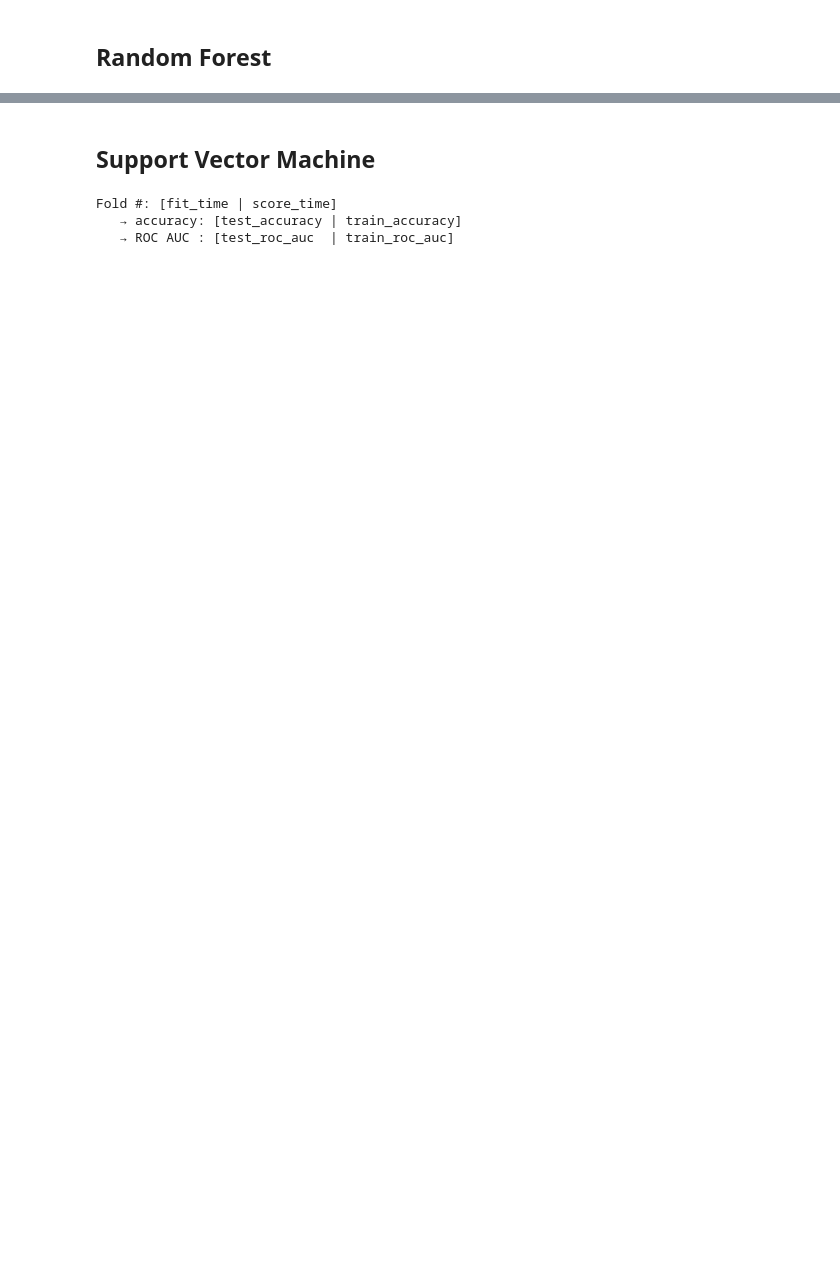
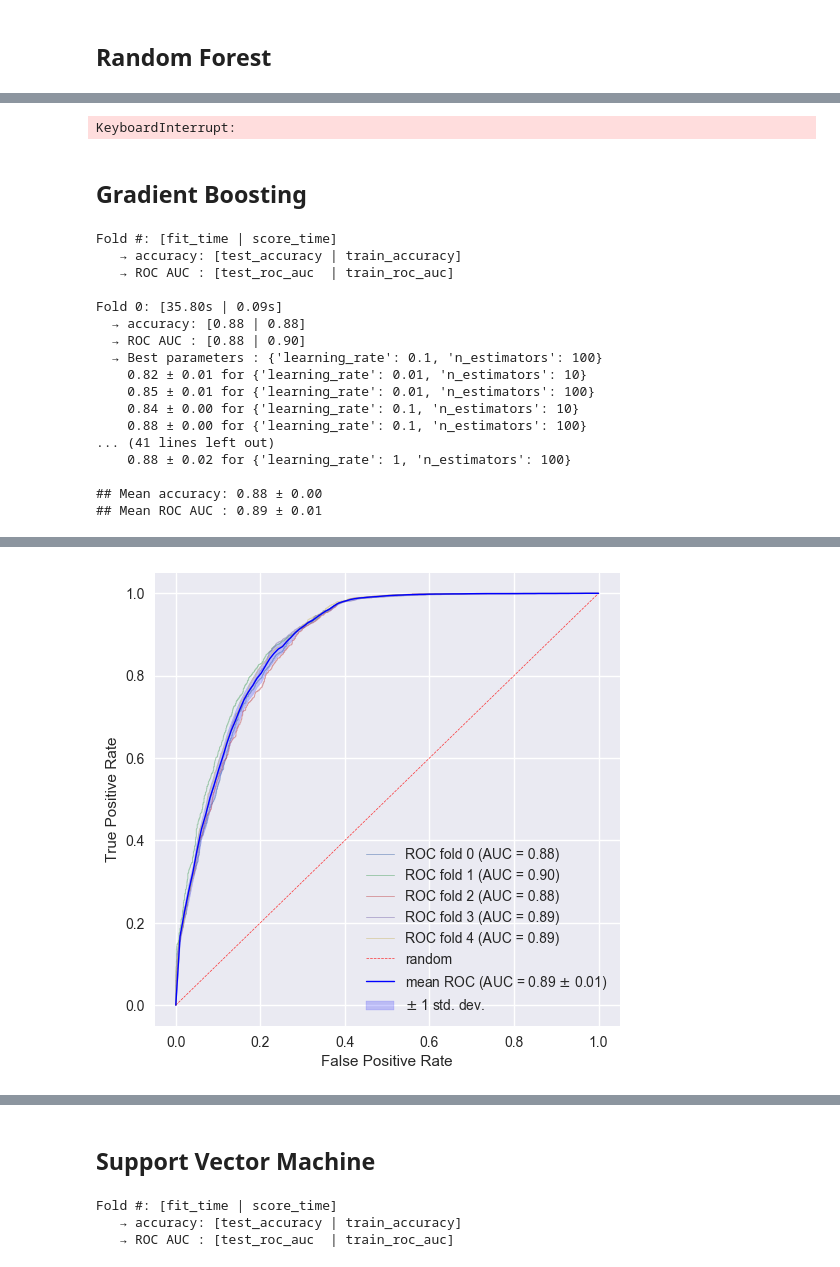
Before and after one commit to ElsaB/impact-annotator, a Jupyter notebook: analysis/prediction/somatic_vs_non_somatic_classification.ipynb, the cells around one changed output, grey strips where cells are left out. Drawn from its saved outputs; the diff is of its cells as text; code cells hidden in the pictures; blank space fills up the shorter version.

```diff
--- a/analysis/prediction/somatic_vs_non_somatic_classification.ipynb
+++ b/analysis/prediction/somatic_vs_non_somatic_classification.ipynb
@@ -363,0 +395,45 @@ feature_importance.plot.barh(figsize = (10, 8), width = 0.85);
+# %%
+from sklearn.ensemble import RandomForestClassifier
+
+model_best_RandomForestClassifier = RandomForestClassifier(random_state = 1, n_estimators = 100, max_depth = 20)
+run_model(model_best_RandomForestClassifier, X, y, cv_strategy)
+
+model_best_RandomForestClassifier.fit(X, y)
+
+feature_importance = pd.Series(model_best_RandomForestClassifier.feature_importances_.tolist(), index = X.columns.tolist())
+feature_importance.sort_values(inplace = True)
+feature_importance = feature_importance.tail(20)
+feature_importance.plot.barh(figsize = (10, 8), width = 0.85);
+# %% [output]
+KeyboardInterrupt:
+# %% [markdown]
+## Gradient Boosting
+# %%
+from sklearn.ensemble import GradientBoostingClassifier
+
+parameters_grid = [
+    {'learning_rate': [0.01, 0.1, 1], 'n_estimators': [10, 100]}
+]
+
+model_GS_GradientBoostingClassifier = GridSearchCV(GradientBoostingClassifier(random_state = 1), parameters_grid, cv = inner_cv_strategy, scoring = 'roc_auc', refit = True)
+
+fig, ax = plt.subplots(1, 1, figsize = (6, 6))
+run_model(model_GS_GradientBoostingClassifier, X, y, cv_strategy, grid_search = True, print_grid_search_metrics = True, print_fold_metrics = True, plot_roc = True, ax = ax)
+# %% [output]
+Fold #: [fit_time | score_time]
+   → accuracy: [test_accuracy | train_accuracy]
+   → ROC AUC : [test_roc_auc  | train_roc_auc]
+
+Fold 0: [35.80s | 0.09s]
+  → accuracy: [0.88 | 0.88]
+  → ROC AUC : [0.88 | 0.90]
+  → Best parameters : {'learning_rate': 0.1, 'n_estimators': 100}
+    0.82 ± 0.01 for {'learning_rate': 0.01, 'n_estimators': 10}
+    0.85 ± 0.01 for {'learning_rate': 0.01, 'n_estimators': 100}
+    0.84 ± 0.00 for {'learning_rate': 0.1, 'n_estimators': 10}
+    0.88 ± 0.00 for {'learning_rate': 0.1, 'n_estimators': 100}
+... (41 lines left out)
+    0.88 ± 0.02 for {'learning_rate': 1, 'n_estimators': 100}
+
+## Mean accuracy: 0.88 ± 0.00
+## Mean ROC AUC : 0.89 ± 0.01
@@ -363,0 +447 @@ feature_importance.plot.barh(figsize = (10, 8), width = 0.85);
+[figure, added]
```
Also changed, not shown: parts of 24 cells of this notebook, 2 other files.
